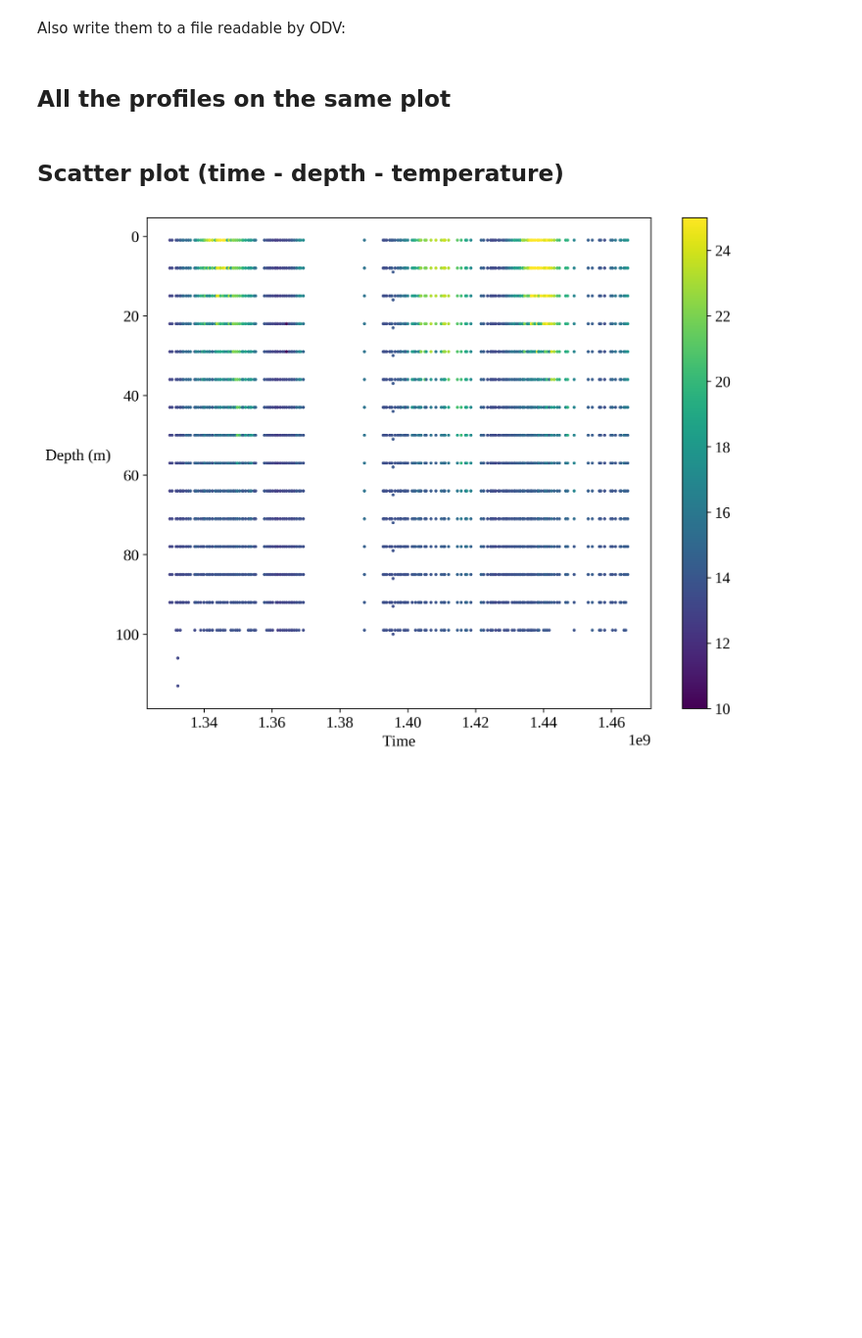
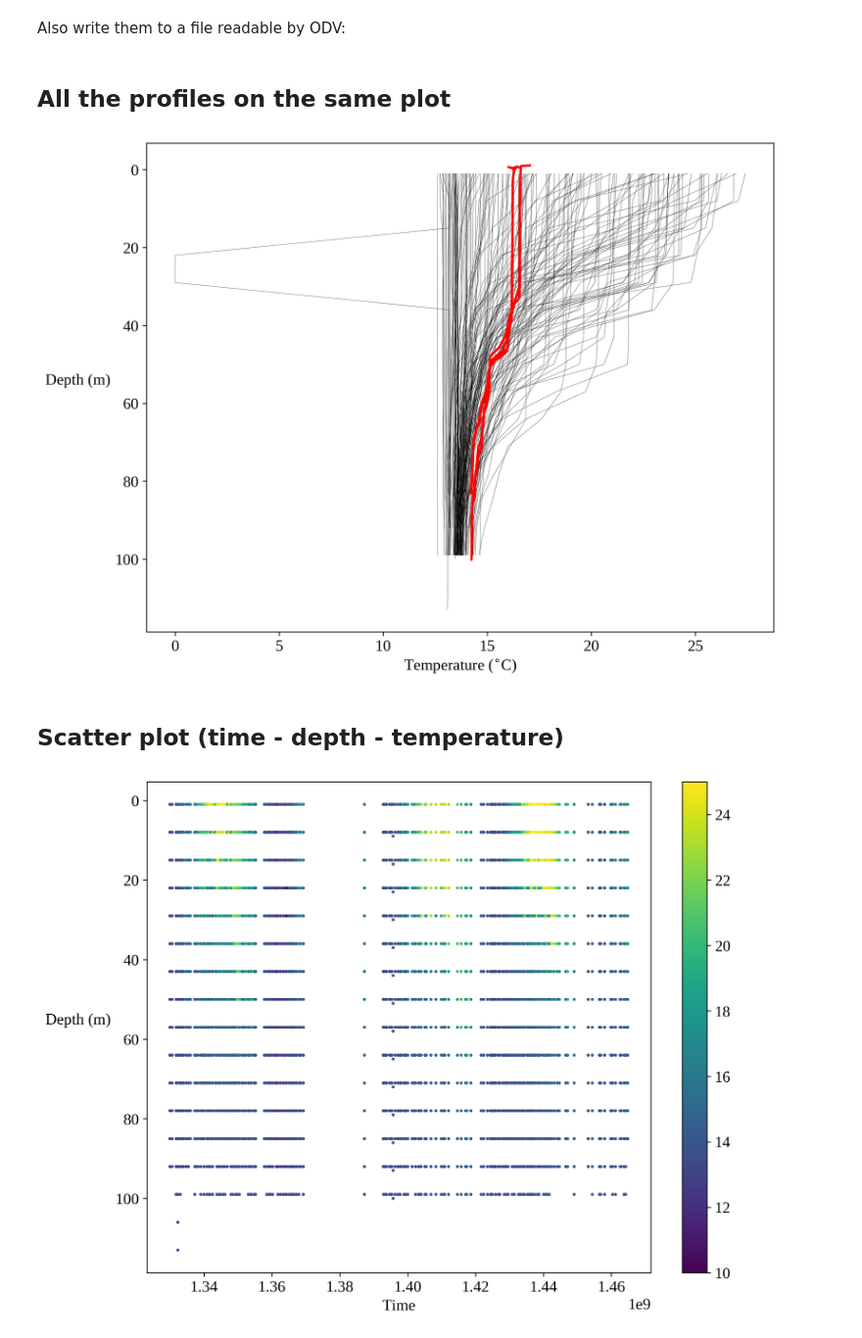
Before and after one commit to gher-uliege/Stareso-Data-Processing, a Jupyter notebook: read_profiles_cvn.ipynb, the cells around one changed output. Shown at 98% size. Drawn from its saved outputs; the diff is of its cells as text; code cells hidden in the pictures; blank space fills up the shorter version.

Commit message:
add comparison between profiles

```diff
--- a/read_profiles_cvn.ipynb
+++ b/read_profiles_cvn.ipynb
@@ -92,0 +107,3 @@ P.read_from_file()
+# %%
+P = CNVprofile('./nrr.txt', varlist)
+P.read_from_file()
@@ -180,16 +193,24 @@ with open(os.path.join(outputdir,"Stareso100m_201705.txt"), 'w') as f:
 # %%
 fig = plt.figure()
 for datafile in datafilelist:
-    P = CNVprofile(datafile)
+    P = CNVprofile(datafile, varlist)
     P.read_from_file()
-    P.add_to_plot(['temperature', 'depth'])
+    P.add_to_plot(['temperature', 'depth'], color='k', linewidth=.2)
+
+for datafile in datafilelist2:
+    P = CNVprofile(datafile, varlist2017)
+    P.read_from_file()
+    P.add_to_plot(['temperature', 'depth'], color='r', linewidth=2)
+
 plt.gca().invert_yaxis()
 plt.xlabel('Temperature ($^{\circ}$C)')
 plt.ylabel('Depth (m)', rotation=0, ha='right')
-figname = 'temperature_all'
+figname = 'temperature_all_comparison'
 plt.savefig(os.path.join(figdir, figname), bbox_inches='tight')
-#plt.show()
+plt.show()
 plt.close()
+# %% [output]
+[figure, added]
 # %% [markdown]
 ## Scatter plot (time - depth - temperature)
 # %%
```
Also changed, not shown: parts of 7 cells of this notebook.
